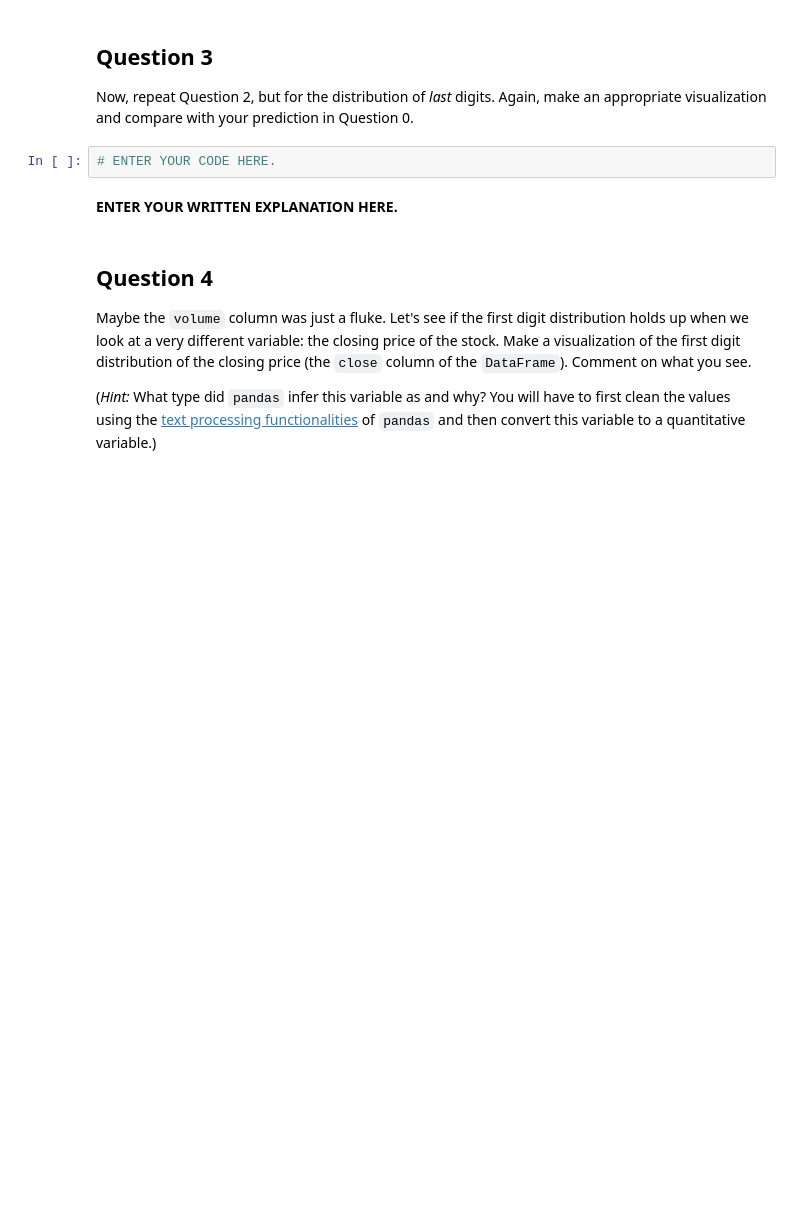
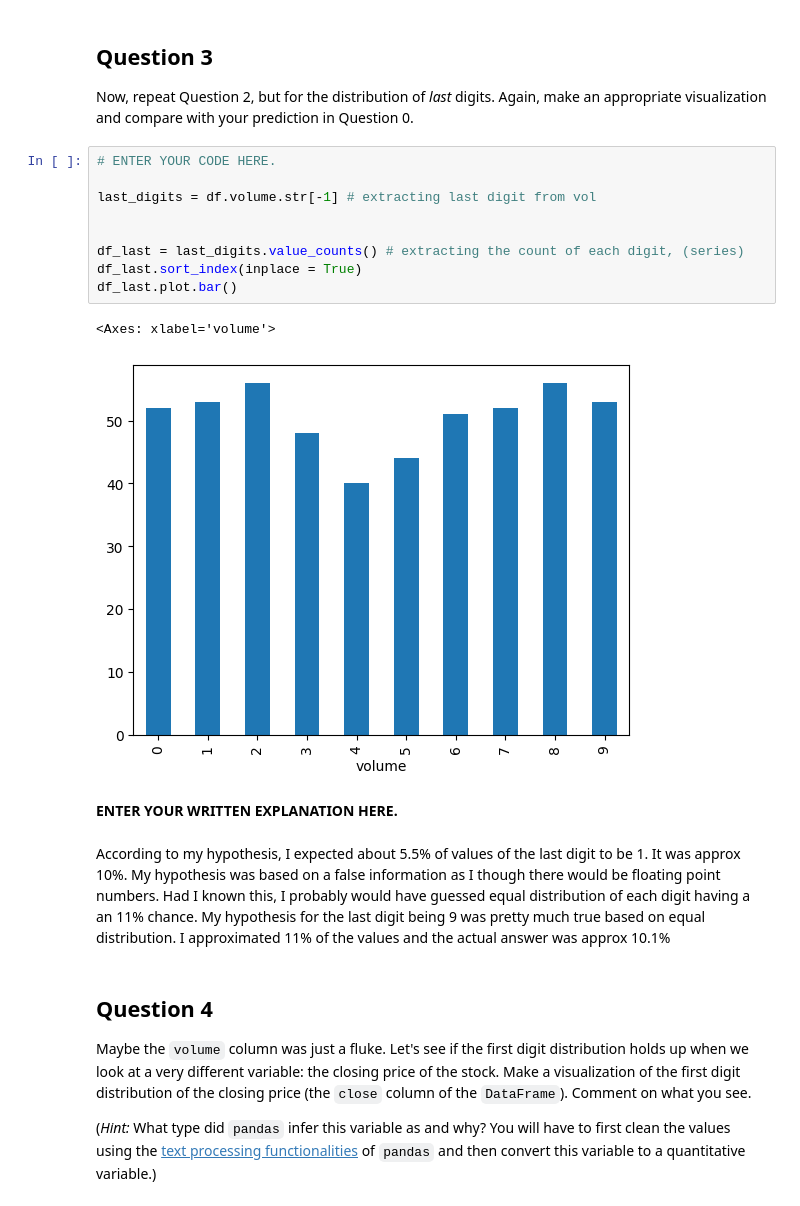
Before and after one commit to iliyanalibhai/CS105-Data-Analysis-Methods, a Jupyter notebook: Labs/Lab1/Lab1_Assignment.ipynb, the cells around one changed output. Drawn from its saved outputs; the diff is of its cells as text; blank space fills up the shorter version.

```diff
--- a/Labs/Lab1/Lab1_Assignment.ipynb
+++ b/Labs/Lab1/Lab1_Assignment.ipynb
@@ -77,10 +77,22 @@ df_first.plot.bar() # .bar() is used to create bar graphs
 ## Question 3
 
 Now, repeat Question 2, but for the distribution of _last_ digits. Again, make an appropriate visualization and compare with your prediction in Question 0.
-# %%
-# ENTER YOUR CODE HERE.
+# %%
+# ENTER YOUR CODE HERE.
+
+last_digits = df.volume.str[-1] # extracting last digit from vol
+
+
+df_last = last_digits.value_counts() # extracting the count of each digit, (series)
+df_last.sort_index(inplace = True)
+df_last.plot.bar()
+# %% [output]
+<Axes: xlabel='volume'>
+[figure, added]
 # %% [markdown]
 **ENTER YOUR WRITTEN EXPLANATION HERE.**
+# %% [markdown]
+According to my hypothesis, I expected about 5.5% of values of the last digit to be 1. It was approx 10%. My hypothesis was based on a false information as I though there would be floating point numbers. Had I known this, I probably would have guessed equal distribution of each digit having a an 11% chance. My hypothesis for the last digit being 9 was pretty much true based on equal distribution. I approximated 11% of the values and the actual answer was approx 10.1%
 # %% [markdown]
 ## Question 4
 
```
